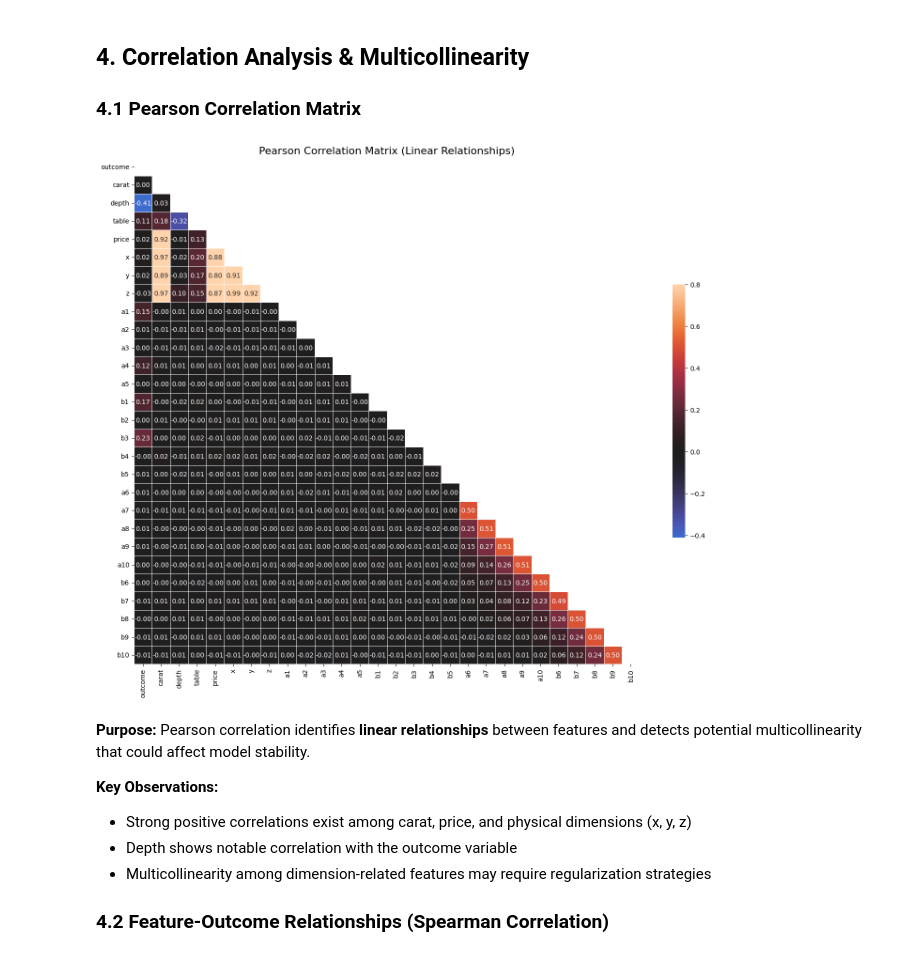
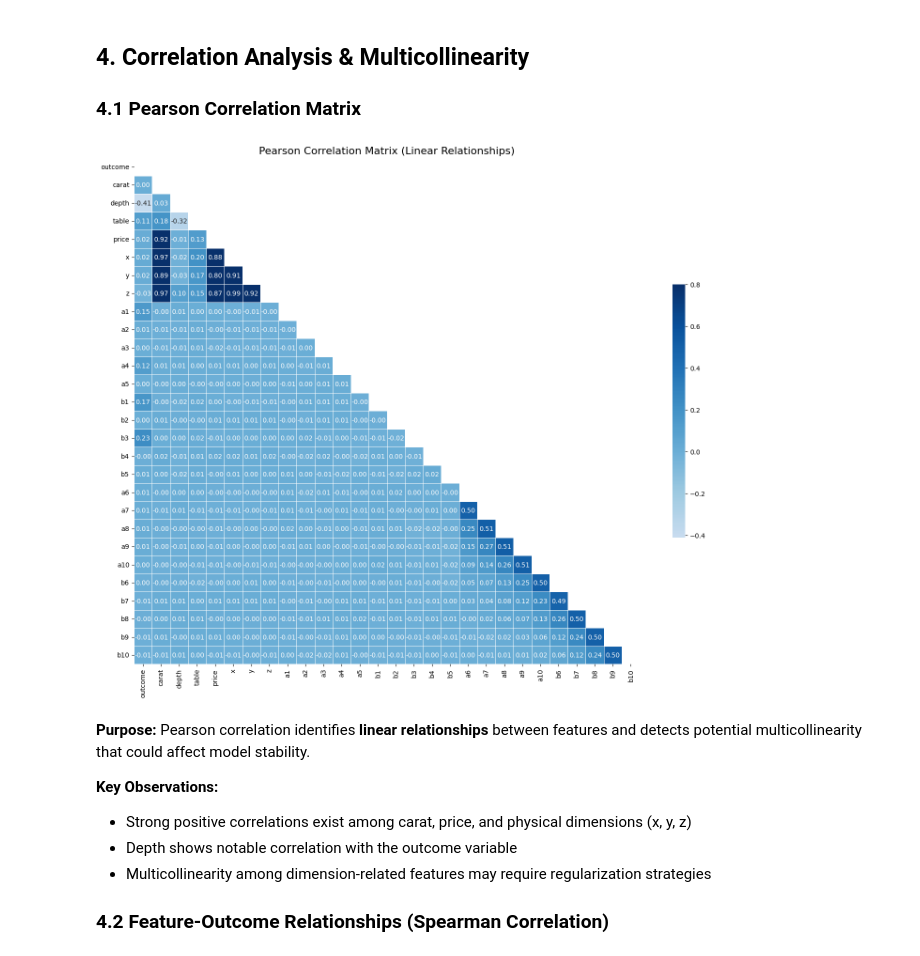
Before and after one commit to Climber1705/CW1-Tabular-Regression, a Jupyter notebook: notebooks/01-eda.ipynb, the cells around one changed output. Cells and saved outputs as stored; diff of their text form; code cells hidden in the pictures.

```diff
--- a/notebooks/01-eda.ipynb
+++ b/notebooks/01-eda.ipynb
@@ -188,29 +188,29 @@ The target variable (outcome) exhibits an approximately normal distribution with
 # %%
 correlation_matrix = numerical_features.corr(method="pearson")
 mask = np.triu(np.ones_like(correlation_matrix, dtype=bool))
 
 fig, axes = plt.subplots(figsize=(18, 14))
 
-cmap = sns.color_palette("icefire", as_cmap=True)
+cmap = sns.color_palette("Blues", as_cmap=True)
 
 sns.heatmap(
     correlation_matrix,
     mask=mask,
     cmap=cmap,
     vmax=.8,
     center=0,
     square=True,
     linewidths=.5,
     annot=True,
     fmt=".2f",
     cbar_kws={"shrink": .5}
 )
 
 plt.title("Pearson Correlation Matrix (Linear Relationships)", fontsize=16)
 plt.savefig("../figures/correlation_heatmap.png", bbox_inches='tight', dpi=300)
 plt.show()
 # %% [output]
-[figure, old version]
+[figure, new version]
 # %% [markdown]
 **Purpose:** Pearson correlation identifies **linear relationships** between features and detects potential multicollinearity that could affect model stability.
 
```
